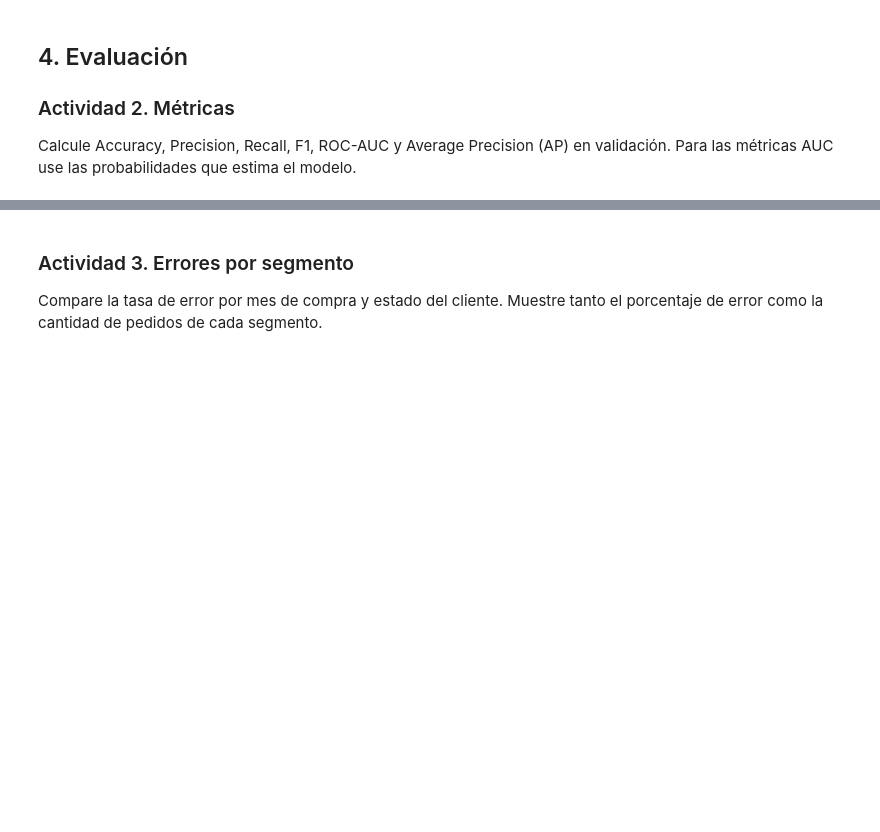
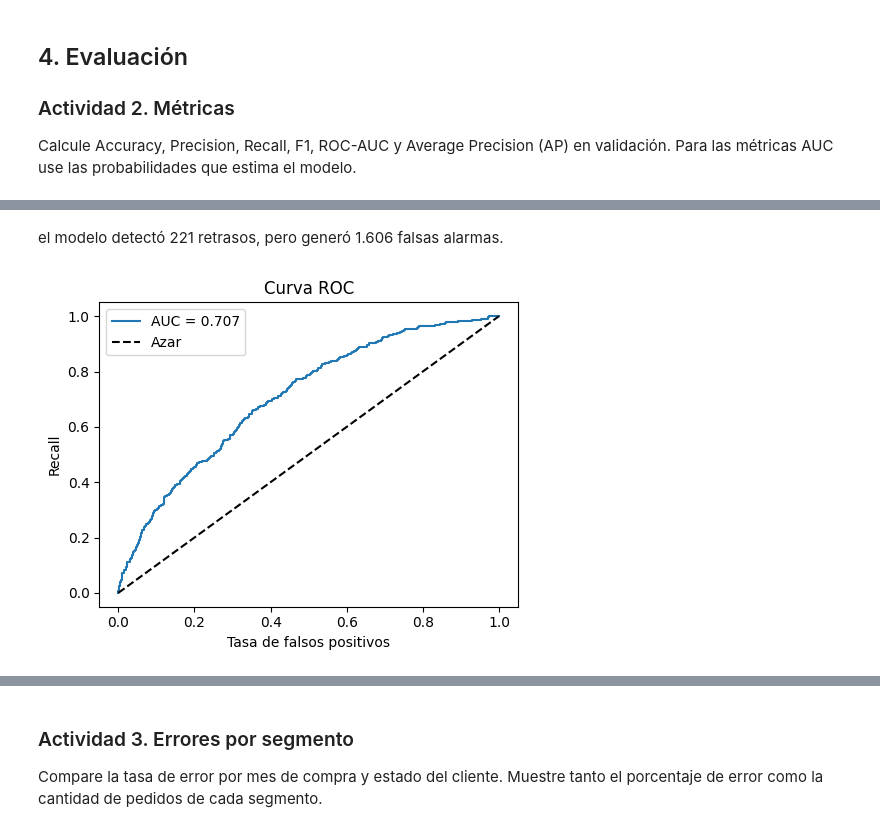
Before and after one commit to CamilaAg-05/Data_Analytics_3-Camila_Aguado, a Jupyter notebook: notebooks/S12_ML_Challenge.ipynb, the cells around one changed output, grey strips where cells are left out. Cells and saved outputs as stored; diff of their text form; code cells hidden in the pictures; blank space fills up the shorter version.

```diff
--- a/notebooks/S12_ML_Challenge.ipynb
+++ b/notebooks/S12_ML_Challenge.ipynb
@@ -286,0 +416,15 @@ medidas = {
+# %% [markdown]
+el modelo detectó 221 retrasos, pero generó 1.606 falsas alarmas.
+# %%
+from sklearn.metrics import roc_curve
+
+# Curva ROC: Recall vs tasa de falsos positivos en todos los umbrales
+fpr, tpr, _ = roc_curve(y_valid, proba)
+plt.figure(figsize=(5, 4))
+plt.plot(fpr, tpr, label=f"AUC = {medidas['roc_auc']:.3f}")
+plt.plot([0, 1], [0, 1], 'k--', label='Azar')
+plt.xlabel('Tasa de falsos positivos'); plt.ylabel('Recall')
+plt.title('Curva ROC'); plt.legend()
+plt.tight_layout(); plt.show()
+# %% [output]
+[figure, added]
```
Also changed, not shown: parts of 27 cells of this notebook.
